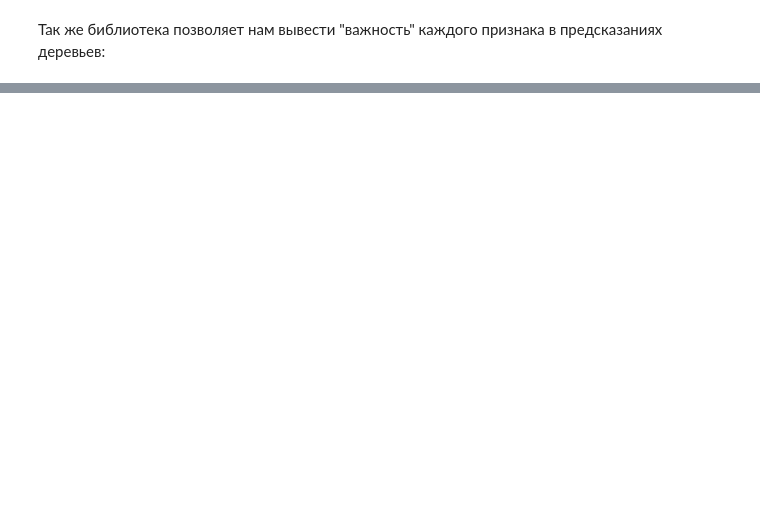
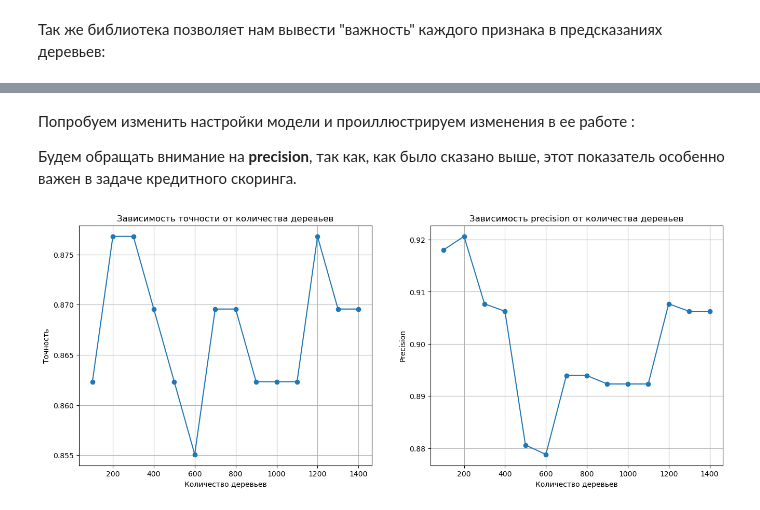
Before and after one commit to aeshef/AlgoTradingLiterature, a Jupyter notebook: ResearchProject.ipynb, the cells around one changed output, grey strips where cells are left out. Saved outputs shown, nothing was run; the diff lists cells and outputs as text; code cells hidden in the pictures; blank space fills up the shorter version.

Commit message:
added experiments to random forest classification
added experiments to random forest classification and changed text in the beginning a little bit

```diff
--- a/ResearchProject.ipynb
+++ b/ResearchProject.ipynb
@@ -688,3 +706,48 @@ fig.update_layout(
 fig.update_xaxes(categoryorder='total ascending')
 fig.show()
 warnings.filterwarnings("default")
+# %% [markdown]
+Попробуем изменить настройки модели и проиллюстрируем изменения в ее работе :
+
+Будем обращать внимание на **precision**, так как, как было сказано выше, этот показатель особенно важен в задаче кредитного скоринга.
+# %%
+accuracy = []
+precision = []
+quantity=[]
+max_accuracy = 0
+max_precision = 0
+max_quantity=0
+for  i in range(100,1500, 100):
+    quantity.append(i)
+    rfc = RandomForestClassifier(random_state=0, n_estimators=i)
+    rfc.fit(X_train, y_train)
+    y_pred = rfc.predict(X_test)
+    cur_ac = accuracy_score(y_test, y_pred)
+    cur_prec = precision_score(y_test, y_pred)
+    accuracy.append(cur_ac)
+    precision.append(cur_prec)
+    if((cur_ac > max_accuracy) and (cur_prec>max_precision)):
+        max_accuracy = cur_ac
+        max_precision = cur_prec
+        max_quantity = i
+
+fig, axs = plt.subplots(nrows=1, ncols=2, figsize=(16, 6))
+
+
+axs[0].plot(quantity, accuracy, marker='o')
+axs[0].set_title('Зависимость точности от количества деревьев')
+axs[0].set_xlabel('Количество деревьев')
+axs[0].set_ylabel('Точность')
+axs[0].grid(True)
+
+axs[1].plot(quantity, precision, marker='o')
+axs[1].set_title('Зависимость precision от количества деревьев')
+axs[1].set_xlabel('Количество деревьев')
+axs[1].set_ylabel('Precision')
+axs[1].grid(True)
+
+
+
+plt.show()
+# %% [output]
+[figure, added]
```
Also changed, not shown: parts of 25 cells of this notebook.
